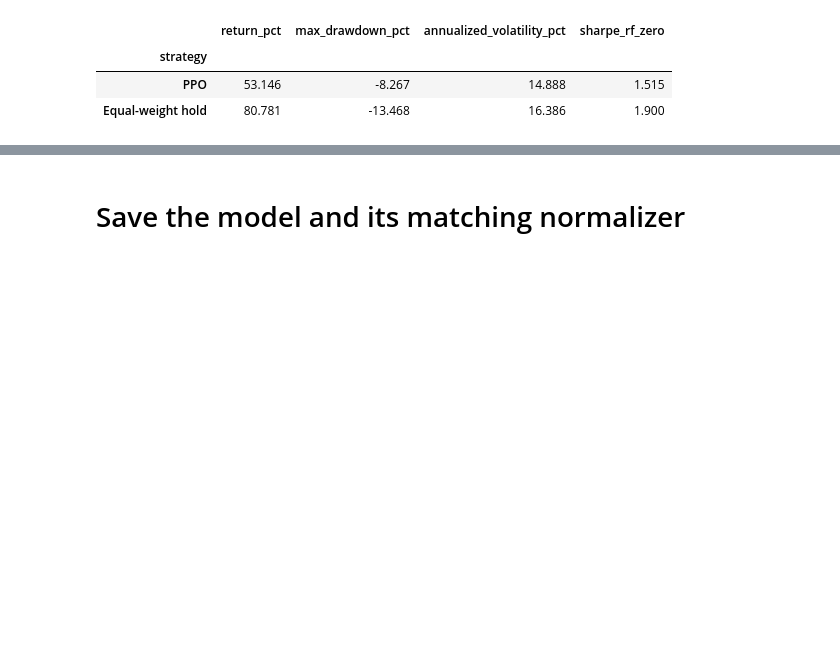
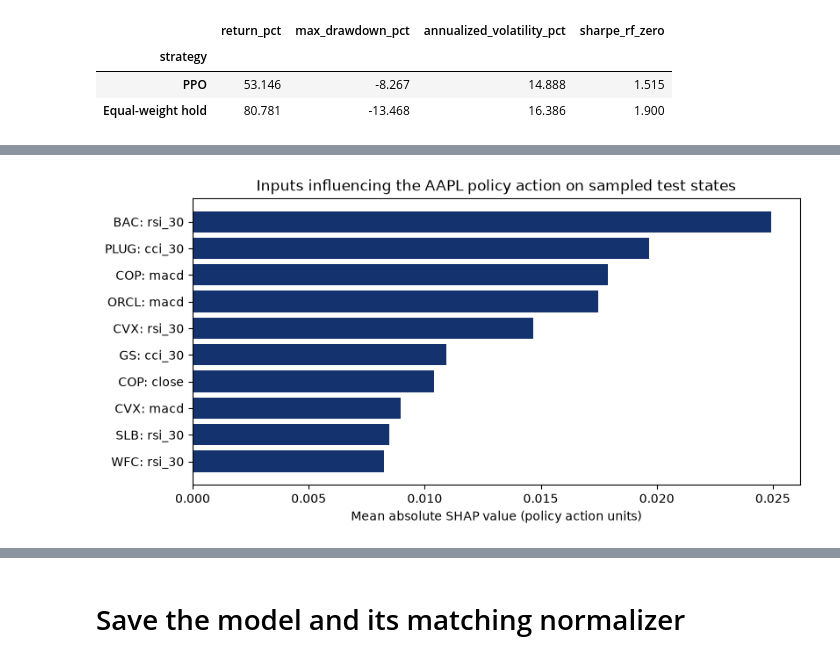
Before and after one commit to AbderrazagB/block-by-block-ai-odyssey, a Jupyter notebook: RL_model/FinRL_BlockByBlock.ipynb, the cells around one changed output, grey strips where cells are left out. Drawn from its saved outputs; the diff is of its cells as text; code cells hidden in the pictures; blank space fills up the shorter version.

Commit message:
Execute saved-policy AAPL SHAP diagnostic in PPO notebook

```diff
--- a/RL_model/FinRL_BlockByBlock.ipynb
+++ b/RL_model/FinRL_BlockByBlock.ipynb
@@ -295,10 +295,13 @@ eval_normalizer.training = False
 eval_normalizer.norm_reward = False
 test_obs, info = test_env.reset()
 
-actions_taken, states_log = [], []
+actions_taken, states_log, state_dates = [], [], []
 
 done = False
 while not done:
+    # Snapshot the exact raw input before the environment mutates its state.
+    states_log.append(np.asarray(test_obs, dtype=np.float32).copy())
+    state_dates.append(str(test_env._get_date()))
     normalized_obs = eval_normalizer.normalize_obs(
         np.asarray(test_obs, dtype=np.float32).reshape(1, -1)
     )
@@ -313,7 +316,6 @@ while not done:
         test_obs, rewards, done, info = step_result
 
     actions_taken.append(action)
-    states_log.append(test_obs)
 
 # Use canonical dated asset memory: terminal step can repeat the last value.
 account_frame = test_env.save_asset_memory().copy()
@@ -349,34 +368,83 @@ This explains the trained policy's action for a selected ticker on sampled test
 # %%
-RUN_SHAP = False
+RUN_SHAP = True
 SHAP_TICKER = 'AAPL'
+SHAP_SEED = 42
+SHAP_COALITIONS = 200
 if RUN_SHAP:
-    import pickle
+    import pickle, time
+    from notebook_figures import finrl_feature_names, plot_shap_action
     tickers = test_df.loc[test_df.index == test_df.index.min(), 'tic'].tolist()
     feature_names = finrl_feature_names(tickers, INDICATORS_LIST)
-    states_array = np.asarray(states_log)
+    states_array = np.asarray(states_log, dtype=np.float32)
     assert states_array.ndim == 2 and states_array.shape[1] == len(feature_names)
-    assert SHAP_TICKER in tickers and len(states_array) >= 12
+    assert SHAP_TICKER in tickers and len(states_array) >= 50
     action_index = tickers.index(SHAP_TICKER)
-    background_count = min(30, len(states_array) // 2)
-    background_data = states_array[:background_count]
-    test_data = states_array[background_count:background_count + 20]
+    background_data = states_array[:30].copy()
+    test_data = states_array[30:50].copy()
     def predict_selected_action(states):
         actions, _ = model.predict(
             eval_normalizer.normalize_obs(np.asarray(states, dtype=np.float32)),
             deterministic=True,
         )
         return np.asarray(actions)[:, action_index]
-    explainer = shap.KernelExplainer(predict_selected_action, background_data)
-    shap_values = np.asarray(explainer.shap_values(test_data, nsamples=200))
-    if shap_values.shape != test_data.shape:
-        raise ValueError('Unexpected scalar-action SHAP dimensions; inspect the library API.')
+    assert not eval_normalizer.training and not eval_normalizer.norm_reward
+    np.testing.assert_allclose(predict_selected_action(test_data),
+                               np.asarray(actions_taken)[30:50, action_index], atol=1e-6)
+    np.random.seed(SHAP_SEED)
+    shap_started = time.monotonic()
+    explainer = shap.KernelExplainer(predict_selected_action, background_data,
+                                   feature_names=feature_names, link='identity')
+    shap_values = np.asarray(explainer.shap_values(
+        test_data, nsamples=SHAP_COALITIONS, l1_reg='num_features(10)', silent=True))
+    elapsed_seconds = time.monotonic() - shap_started
+    assert shap_values.shape == test_data.shape and np.isfinite(shap_values).all()
+    base_action = float(np.asarray(explainer.expected_value).item())
+    predicted_actions = predict_selected_action(test_data)
+    reconstructed_actions = base_action + shap_values.sum(axis=1)
+    maximum_additivity_error = float(np.max(np.abs(reconstructed_actions - predicted_actions)))
+    np.testing.assert_allclose(reconstructed_actions, predicted_actions, rtol=1e-5, atol=1e-5)
+    importance = pd.DataFrame({'Feature': feature_names,
+                              'Mean absolute SHAP': np.abs(shap_values).mean(axis=0)})
+    importance = importance.sort_values('Mean absolute SHAP', ascending=False)
+    print(f'Executed Kernel SHAP on {model.device}: {len(test_data)} {SHAP_TICKER} actions, '
+          f'{len(background_data)} reference states, {len(feature_names)} input features.')
+    print(f'Explanation dates: {state_dates[30]} to {state_dates[49]}; '
+          f'coalition budget {SHAP_COALITIONS} per observation; seed {SHAP_SEED}.')
+    print(f'Reference expected action: {base_action:.6f}; sampled actions: '
+          f'{predicted_actions.min():.6f} to {predicted_actions.max():.6f}.')
+    print(f'Maximum additive reconstruction error: {maximum_additivity_error:.2e}; '
+          f'elapsed {elapsed_seconds:.1f} seconds.')
+    display(importance.head(10).style.hide(axis='index').format({'Mean absolute SHAP': '{:.6f}'}))
     fig = plot_shap_action(shap_values, feature_names, SHAP_TICKER,
                            f'{PROJECT_PATH}/plots/selected_action_shap.png')
     plt.show()
     plt.close(fig)
+    shap_summary = {
+        'ticker': SHAP_TICKER, 'background_states': 30, 'explained_states': 20,
+        'features': len(feature_names), 'coalitions_per_state': SHAP_COALITIONS,
+        'seed': SHAP_SEED, 'l1_reg': 'num_features(10)',
+        'explanation_start': state_dates[30], 'explanation_end': state_dates[49],
+        'reference_expected_action': base_action,
+        'minimum_sample_action': float(predicted_actions.min()),
+        'maximum_sample_action': float(predicted_actions.max()),
+        'maximum_additivity_error': maximum_additivity_error,
+        'elapsed_seconds': elapsed_seconds, 'device': str(model.device),
+        'shap_version': shap.__version__, 'policy_retrained': False,
+        'scope': 'Single clipped stock action; not executed fills or portfolio returns',
+    }
+    np.savez_compressed(f'{PROJECT_PATH}/selected_action_shap.npz',
+                        background_data=background_data, test_data=test_data,
+                        shap_values=shap_values, base_action=base_action,
+                        predicted_actions=predicted_actions,
+                        feature_names=np.asarray(feature_names),
+                        dates=np.asarray(state_dates[30:50]))
+    importance.to_csv(f'{PROJECT_PATH}/selected_action_shap_importance.csv', index=False)
+    Path(PROJECT_PATH, 'selected_action_shap_summary.json').write_text(json.dumps(shap_summary, indent=2)+'\n')
     with open(f'{PROJECT_PATH}/checkpoints/selected_action_shap.pkl', 'wb') as handle:
         pickle.dump({'ticker': SHAP_TICKER, 'feature_names': feature_names,
-                     'test_data': test_data, 'shap_values': shap_values}, handle)
+                     'background_data': background_data, 'test_data': test_data,
+                     'dates': state_dates[30:50], 'shap_values': shap_values,
+                     'base_action': base_action, 'predicted_actions': predicted_actions}, handle)
 else:
-    print('Optional per-stock SHAP diagnostic skipped.')
+    print('Per-stock SHAP diagnostic disabled.')
 # %% [output]
@@ -384,3 +466,4 @@ Optional per-stock SHAP diagnostic skipped.
+[figure, added]
 # %% [markdown]
 # Findings and limitations
 The final interpretation below reports the completed comparison. This is one
```
Also changed, not shown: parts of 4 cells of this notebook, 7 other files.
